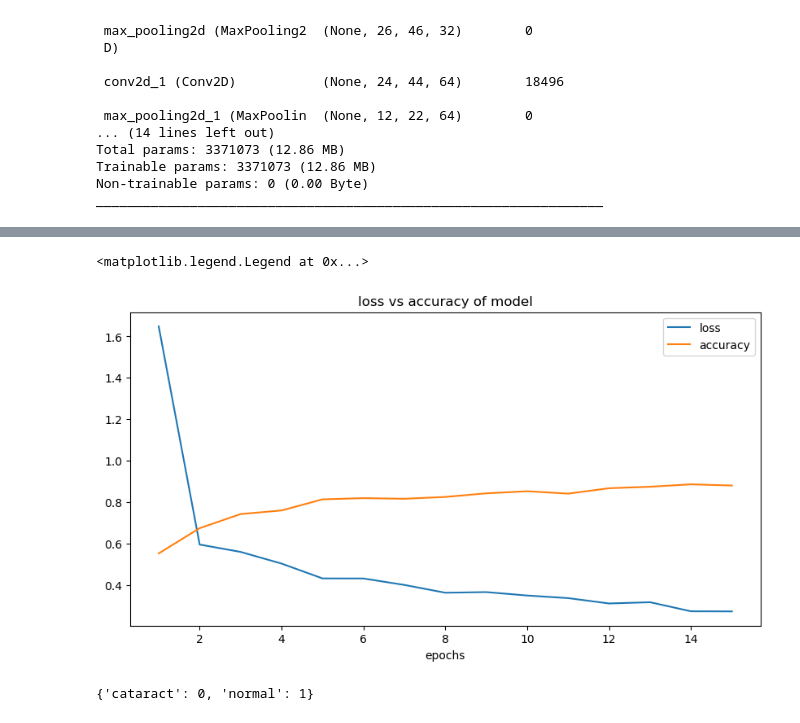
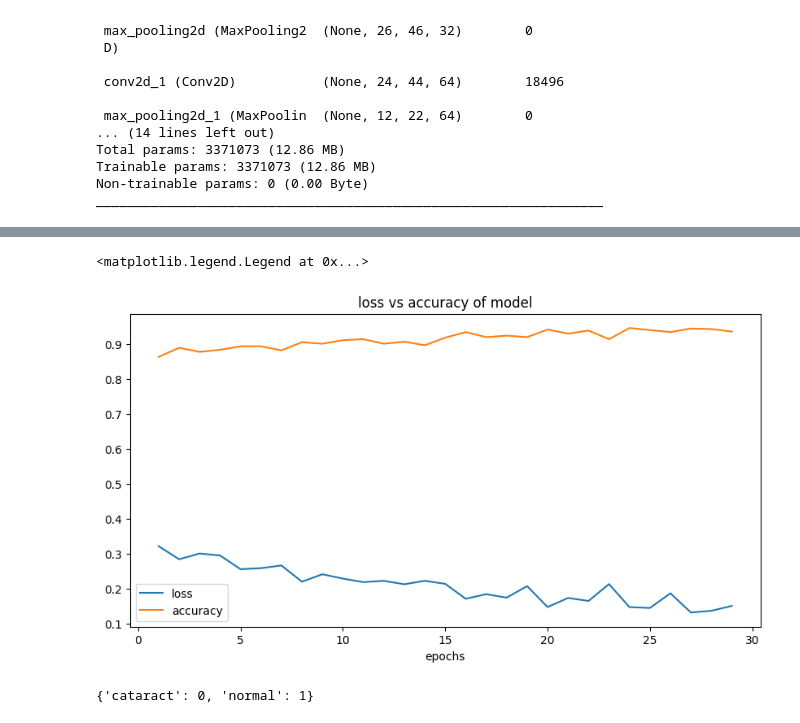
Before and after one commit to CH2-PR619/CAPSTONE-PROJECT, a Jupyter notebook: cataract_detection.ipynb, the cells around one changed output, grey strips where cells are left out. Cells and saved outputs as stored; diff of their text form; code cells hidden in the pictures.

```diff
--- a/cataract_detection.ipynb
+++ b/cataract_detection.ipynb
@@ -57,6 +57,6 @@ WARNING:tensorflow:From c:\Users\yudha\anaconda3\Lib\site-packages\keras\src\los
 # %%
 train_datagen = ImageDataGenerator(
-    rescale=1/25,
+    rescale=1/255,
     rotation_range=10,
     horizontal_flip=True,
     zoom_range=0.5
@@ -117,8 +117,3 @@ model.compile(
     optimizer=RMSprop(learning_rate=0.001),
     metrics=['accuracy']
 )
-# %%
-history = model.fit(
-    train_generator,
-    epochs=15
-)
@@ -146,0 +122,8 @@ Epoch 15/15
+# %%
+early_stop = EarlyStopping(monitor='accuracy', patience=5)
+
+history = model.fit(
+    train_generator,
+    epochs=30,
+    callbacks=[early_stop]
+)
@@ -147,16 +149,16 @@ Epoch 15/15
 # %%
-epochs = range(1, 16)
+epochs = range(1, 30)
 plt.figure(figsize=(10, 5))
 plt.title("loss vs accuracy of model")
 plt.plot(epochs, history.history['loss'], label='loss')
 plt.plot(epochs, history.history['accuracy'], label='accuracy')
 plt.grid()
 plt.xlabel("epochs")
 plt.grid()
 plt.legend()
 # %% [output]
 <matplotlib.legend.Legend at 0x...>
-[figure, old version]
+[figure, new version]
 # %%
 from keras.preprocessing import image
 # %%
```
Also changed, not shown: parts of 10 cells of this notebook, 1 other file.
